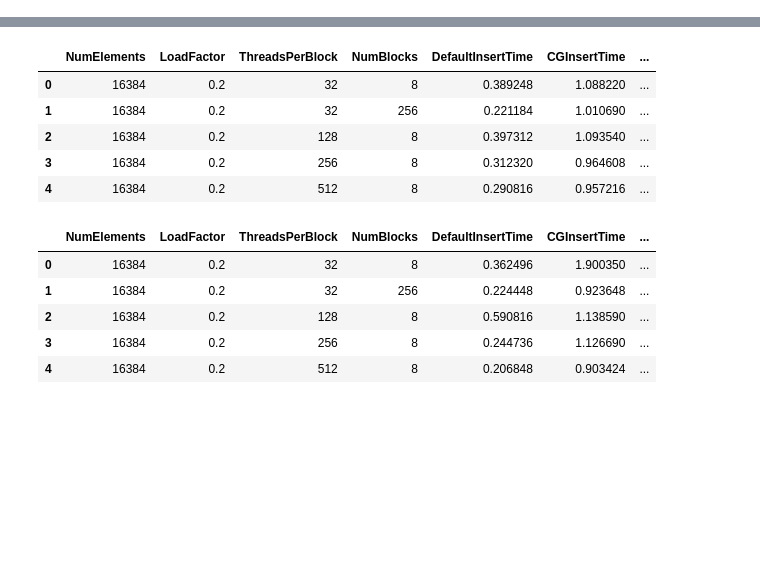
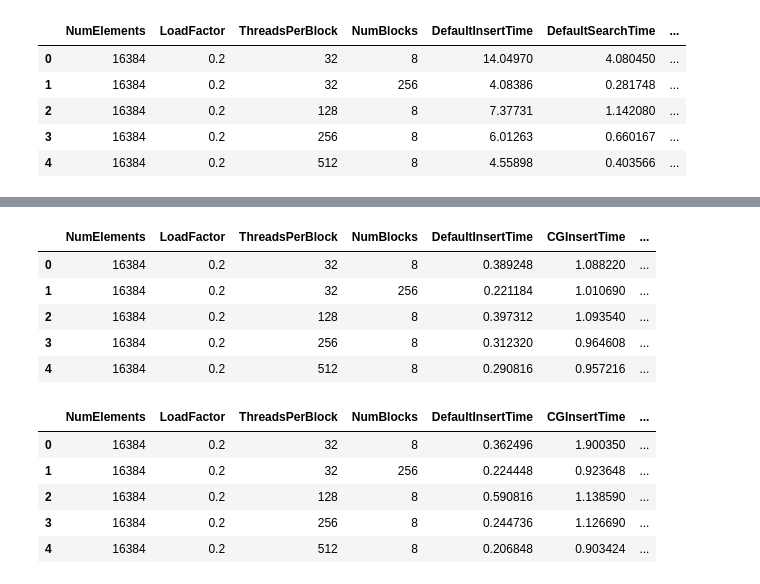
Before and after one commit to sandeepnmenon/gpu_datastructures, a Jupyter notebook: basics/visualize_results.ipynb, the cells around one changed output, grey strips where cells are left out. Saved outputs shown, nothing was run; the diff lists cells and outputs as text; code cells hidden in the pictures; blank space fills up the shorter version.

```diff
--- a/basics/visualize_results.ipynb
+++ b/basics/visualize_results.ipynb
@@ -4,3 +4,7 @@ import matplotlib.pyplot as plt
 import pandas as pd
 
 %matplotlib inline
+# %%
+kokkos_benchmark_file = "/mnt/d/Downloads/benchmark_results_kokkos.csv"
+kokkos_data = pd.read_csv(kokkos_benchmark_file, sep=',', header=0)
+kokkos_data.head()
@@ -6,0 +18,15 @@ import pandas as pd
+# %%
+
+for column in kokkos_data.columns:
+    if "Time" in column:
+        kokkos_data['Throughput_' + column] = 1000 * \
+            kokkos_data['NumElements'] / kokkos_data[column]
+
+kokkos_data.head()
+# %% [output]
+|  | NumElements | LoadFactor | ThreadsPerBlock | NumBlocks | DefaultInsertTime | DefaultSearchTime | ... |
+| 0 | 16384 | 0.2 | 32 | 8 | 14.04970 | 4.080450 | ... |
+| 1 | 16384 | 0.2 | 32 | 256 | 4.08386 | 0.281748 | ... |
+| 2 | 16384 | 0.2 | 128 | 8 | 7.37731 | 1.142080 | ... |
+| 3 | 16384 | 0.2 | 256 | 8 | 6.01263 | 0.660167 | ... |
+| 4 | 16384 | 0.2 | 512 | 8 | 4.55898 | 0.403566 | ... |
```
Also changed, not shown: parts of 5 cells of this notebook.
